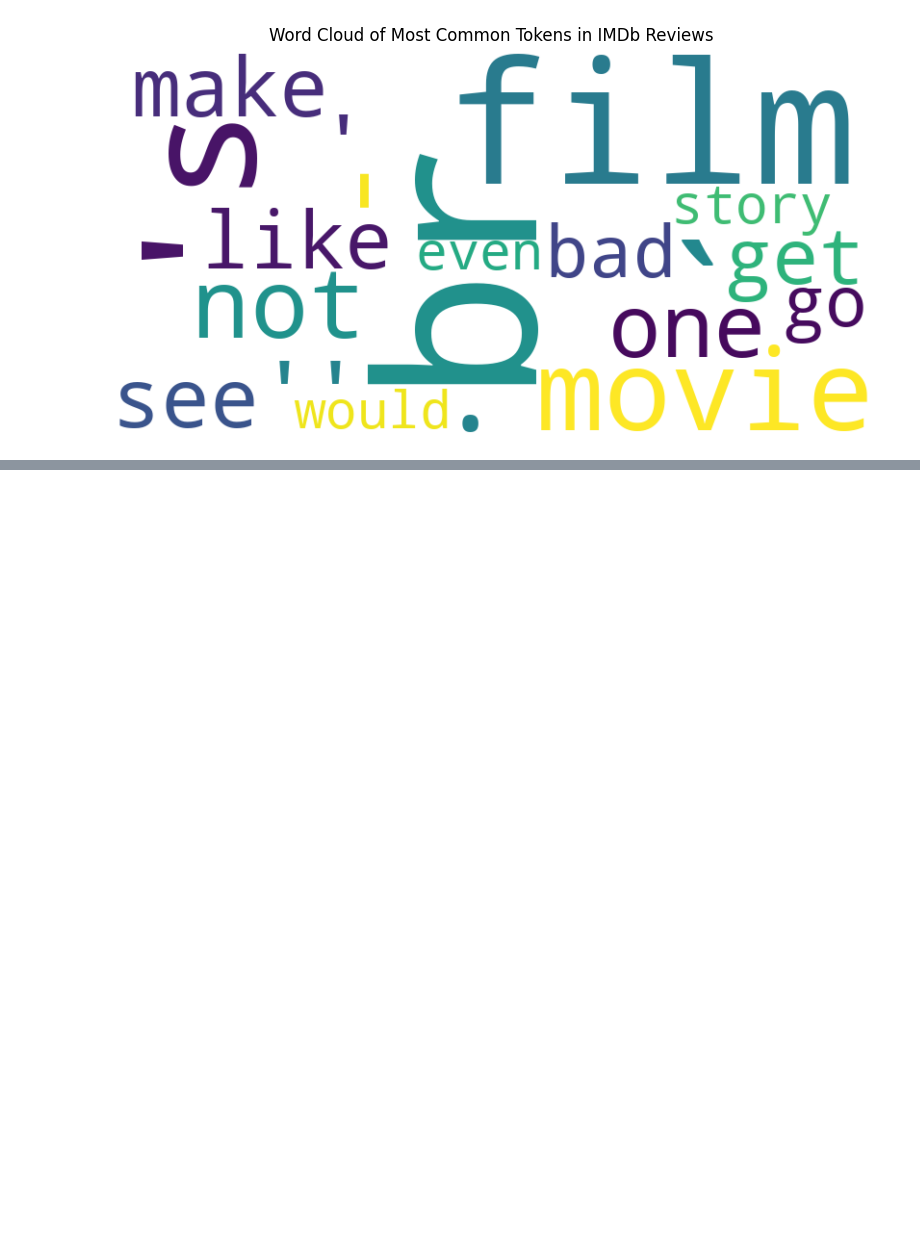
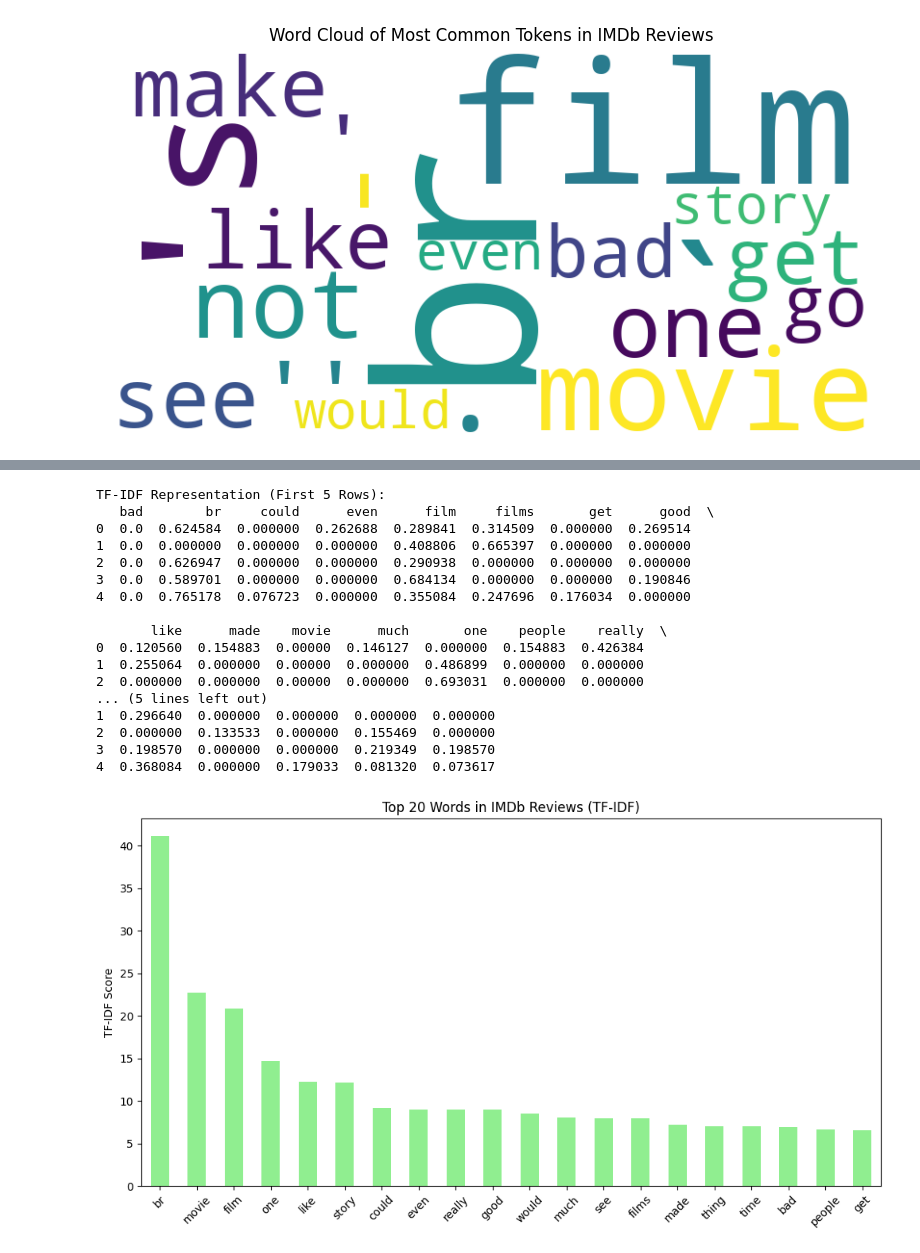
Before and after one commit to A790227/data-project-llm, a Jupyter notebook: Untitled0.ipynb, the cells around one changed output, grey strips where cells are left out. Drawn from its saved outputs; the diff is of its cells as text; code cells hidden in the pictures; blank space fills up the shorter version.

```diff
--- a/Untitled0.ipynb
+++ b/Untitled0.ipynb
@@ -293,0 +419,56 @@ plt.show()
+# %%
+from datasets import load_dataset
+from sklearn.feature_extraction.text import TfidfVectorizer
+from nltk.corpus import stopwords
+import pandas as pd
+import matplotlib.pyplot as plt
+
+# Step 1: Load the IMDb dataset
+ds = load_dataset('imdb', split='train')
+
+# Step 2: Extract the first 100 reviews for demonstration
+reviews = [ds[i]['text'] for i in range(100)]
+
+# Step 3: Initialize TfidfVectorizer
+stop_words = stopwords.words('english')  # Remove common stopwords
+vectorizer = TfidfVectorizer(stop_words=stop_words, max_features=20)  # Limit to top 20 words
+
+# Step 4: Fit and transform the reviews to create a TF-IDF matrix
+tfidf_matrix = vectorizer.fit_transform(reviews)
+
+# Step 5: Convert the TF-IDF matrix to a DataFrame for visualization
+tfidf_df = pd.DataFrame(tfidf_matrix.toarray(), columns=vectorizer.get_feature_names_out())
+
+# Step 6: Display the DataFrame with TF-IDF scores
+print("TF-IDF Representation (First 5 Rows):")
+print(tfidf_df.head())
+
+# Step 7: Sum the TF-IDF scores for each word
+word_tfidf = tfidf_df.sum(axis=0).sort_values(ascending=False)
+
+# Step 8: Plot the top 20 words by their TF-IDF scores
+plt.figure(figsize=(12, 6))
+word_tfidf.plot(kind='bar', color='lightgreen')
+plt.title('Top 20 Words in IMDb Reviews (TF-IDF)')
+plt.ylabel('TF-IDF Score')
+plt.xticks(rotation=45)
+plt.show()
+# %% [output]
+TF-IDF Representation (First 5 Rows):
+   bad        br     could      even      film     films       get      good  \
+0  0.0  0.624584  0.000000  0.262688  0.289841  0.314509  0.000000  0.269514
+1  0.0  0.000000  0.000000  0.000000  0.408806  0.665397  0.000000  0.000000
+2  0.0  0.626947  0.000000  0.000000  0.290938  0.000000  0.000000  0.000000
+3  0.0  0.589701  0.000000  0.000000  0.684134  0.000000  0.000000  0.190846
+4  0.0  0.765178  0.076723  0.000000  0.355084  0.247696  0.176034  0.000000
+
+       like      made    movie      much       one    people    really  \
+0  0.120560  0.154883  0.00000  0.146127  0.000000  0.154883  0.426384
+1  0.255064  0.000000  0.00000  0.000000  0.486899  0.000000  0.000000
+2  0.000000  0.000000  0.00000  0.000000  0.693031  0.000000  0.000000
+... (5 lines left out)
+1  0.296640  0.000000  0.000000  0.000000  0.000000
+2  0.000000  0.133533  0.000000  0.155469  0.000000
+3  0.198570  0.000000  0.000000  0.219349  0.198570
+4  0.368084  0.000000  0.179033  0.081320  0.073617
+[figure, added]
```
Also changed, not shown: parts of 5 cells of this notebook.
